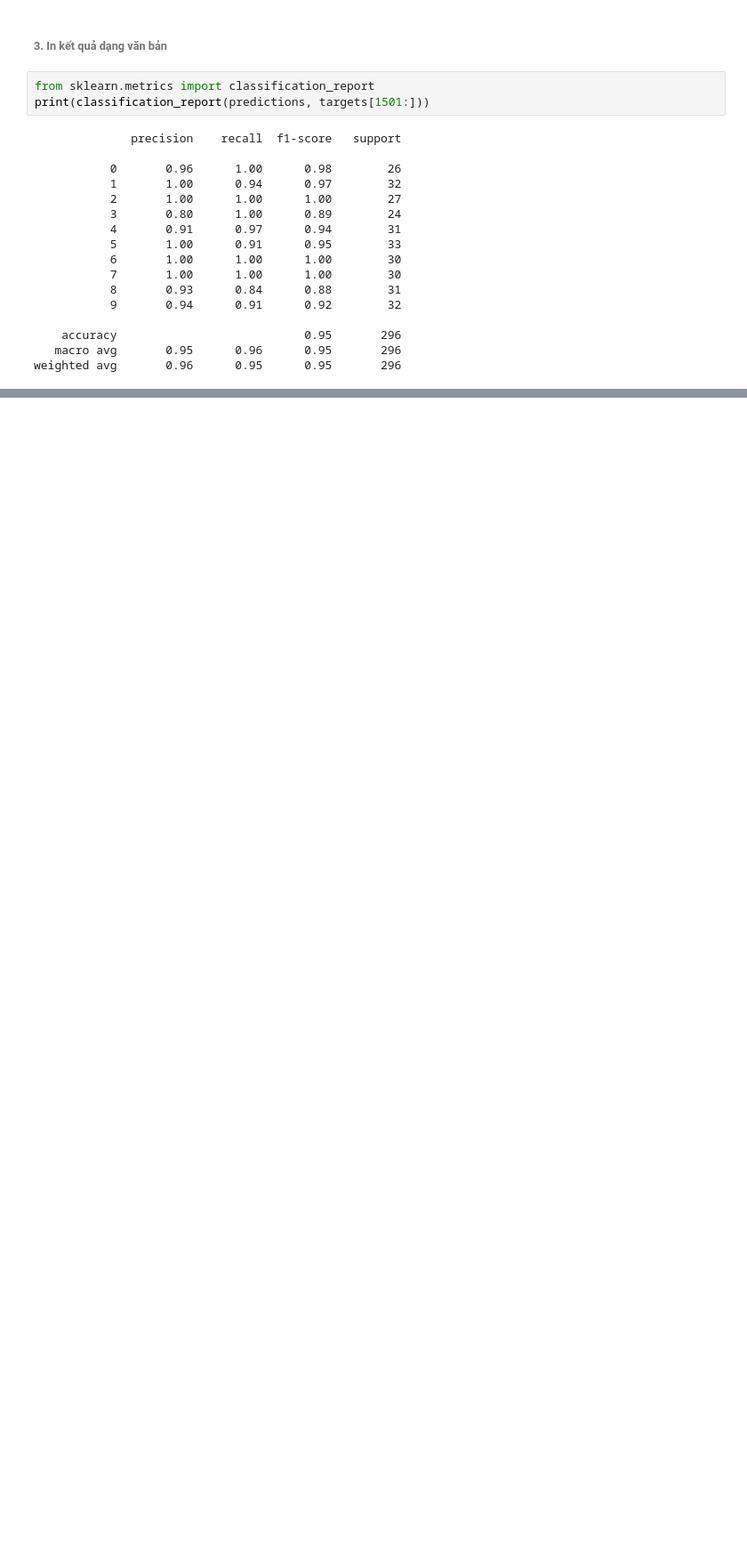
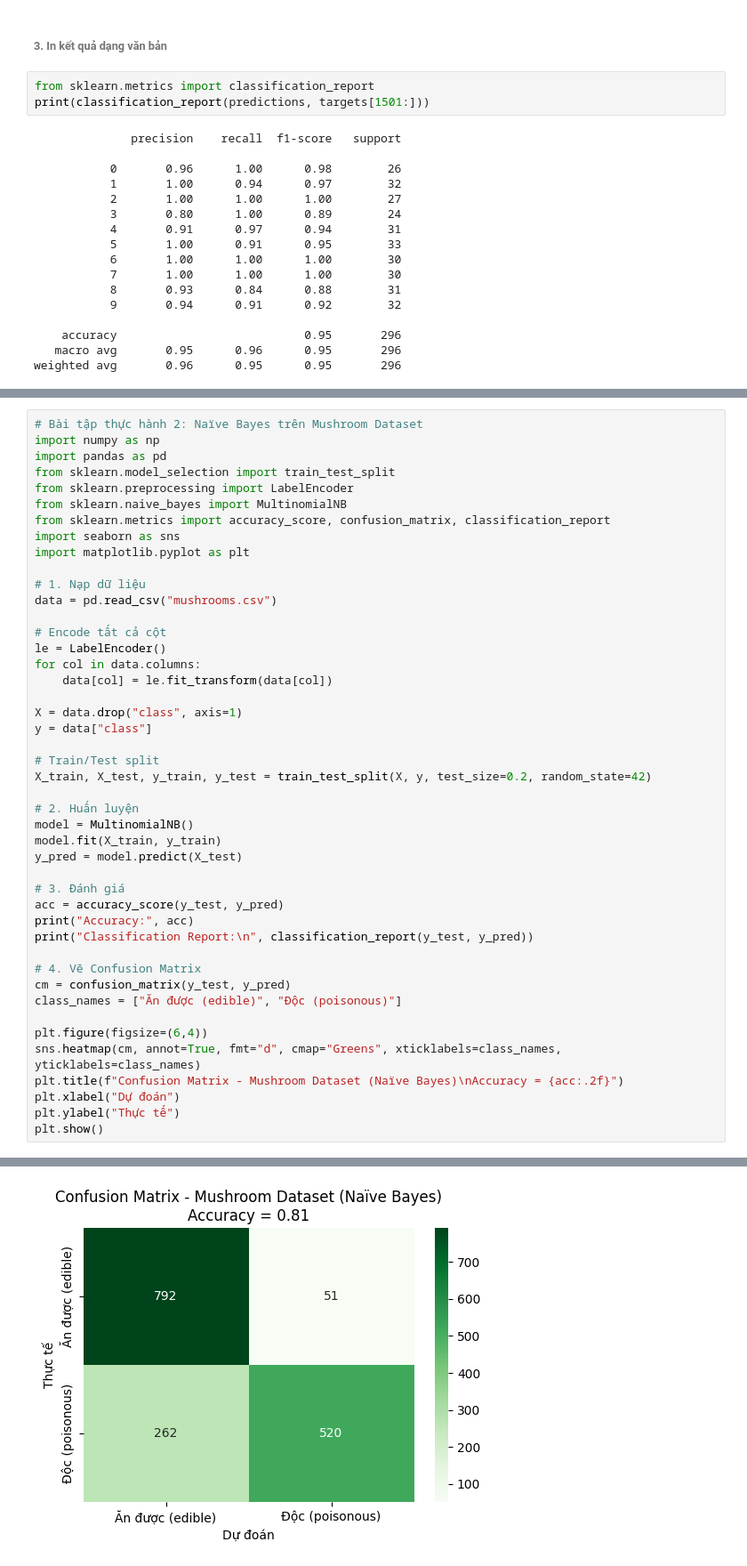
Before and after one commit to qdatether/ueh25_kythuatlaptrinh_stata_python_st3, a Jupyter notebook: Bai_tap_tren_lop/Mid-term/2.1-2.2.2.ipynb, the cells around one changed output, grey strips where cells are left out. Shown at 89% size. Cells and saved outputs as stored; diff of their text form; blank space fills up the shorter version.

```diff
--- a/Bai_tap_tren_lop/Mid-term/2.1-2.2.2.ipynb
+++ b/Bai_tap_tren_lop/Mid-term/2.1-2.2.2.ipynb
@@ -1120,0 +1472,46 @@ weighted avg       0.96      0.95      0.95       296
+# %%
+# Bài tập thực hành 2: Naïve Bayes trên Mushroom Dataset
+import numpy as np
+import pandas as pd
+from sklearn.model_selection import train_test_split
+from sklearn.preprocessing import LabelEncoder
+from sklearn.naive_bayes import MultinomialNB
+from sklearn.metrics import accuracy_score, confusion_matrix, classification_report
+import seaborn as sns
+import matplotlib.pyplot as plt
+
+# 1. Nạp dữ liệu
+data = pd.read_csv("mushrooms.csv")
+
+# Encode tất cả cột
+le = LabelEncoder()
+for col in data.columns:
+    data[col] = le.fit_transform(data[col])
+
+X = data.drop("class", axis=1)
+y = data["class"]
+
+# Train/Test split
+X_train, X_test, y_train, y_test = train_test_split(X, y, test_size=0.2, random_state=42)
+
+# 2. Huấn luyện
+model = MultinomialNB()
+model.fit(X_train, y_train)
+y_pred = model.predict(X_test)
+
+# 3. Đánh giá
+acc = accuracy_score(y_test, y_pred)
+print("Accuracy:", acc)
+print("Classification Report:\n", classification_report(y_test, y_pred))
+
+# 4. Vẽ Confusion Matrix
+cm = confusion_matrix(y_test, y_pred)
+class_names = ["Ăn được (edible)", "Độc (poisonous)"]
+
+plt.figure(figsize=(6,4))
+sns.heatmap(cm, annot=True, fmt="d", cmap="Greens", xticklabels=class_names, yticklabels=class_names)
+plt.title(f"Confusion Matrix - Mushroom Dataset (Naïve Bayes)\nAccuracy = {acc:.2f}")
+plt.xlabel("Dự đoán")
+plt.ylabel("Thực tế")
+plt.show()
+# %% [output]
@@ -1120,0 +1528 @@ weighted avg       0.96      0.95      0.95       296
+[figure, added]
```
Also changed, not shown: parts of 17 cells of this notebook, 6 other files.
